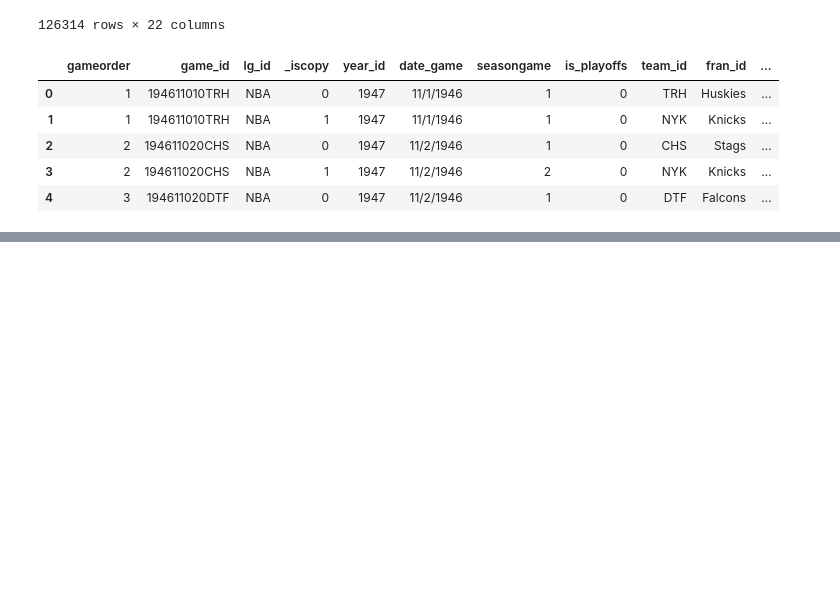
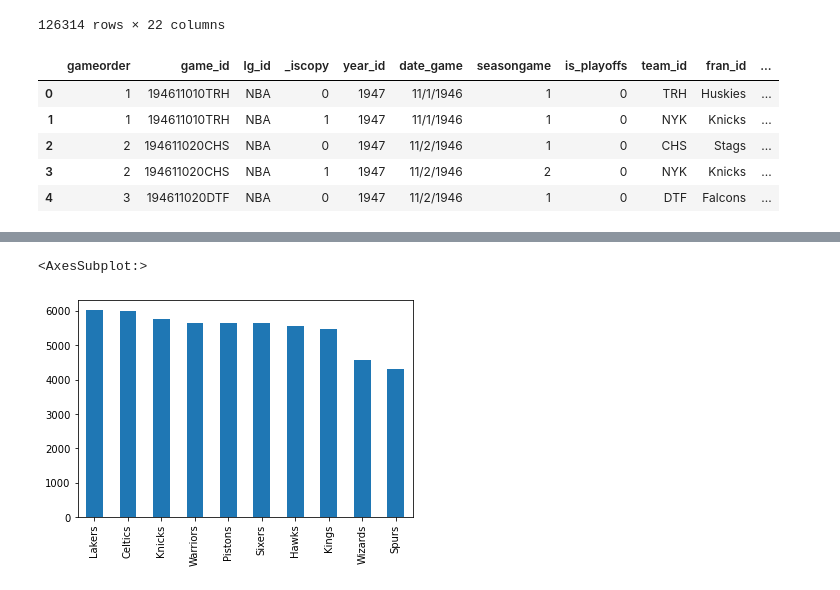
Before and after one commit to azizapray/learning_journal, a Jupyter notebook: phase_0/week_1/20_01/20.01_siang.ipynb, the cells around one changed output, grey strips where cells are left out. Cells and saved outputs as stored; diff of their text form; code cells hidden in the pictures; blank space fills up the shorter version.

```diff
--- a/phase_0/week_1/20_01/20.01_siang.ipynb
+++ b/phase_0/week_1/20_01/20.01_siang.ipynb
@@ -416,0 +585,5 @@ nba.head()
+# %%
+nba["fran_id"].value_counts().head(10).plot(kind='bar')
+# %% [output]
+<AxesSubplot:>
+[figure, added]
```
Also changed, not shown: parts of 25 cells of this notebook, 5 other files.
